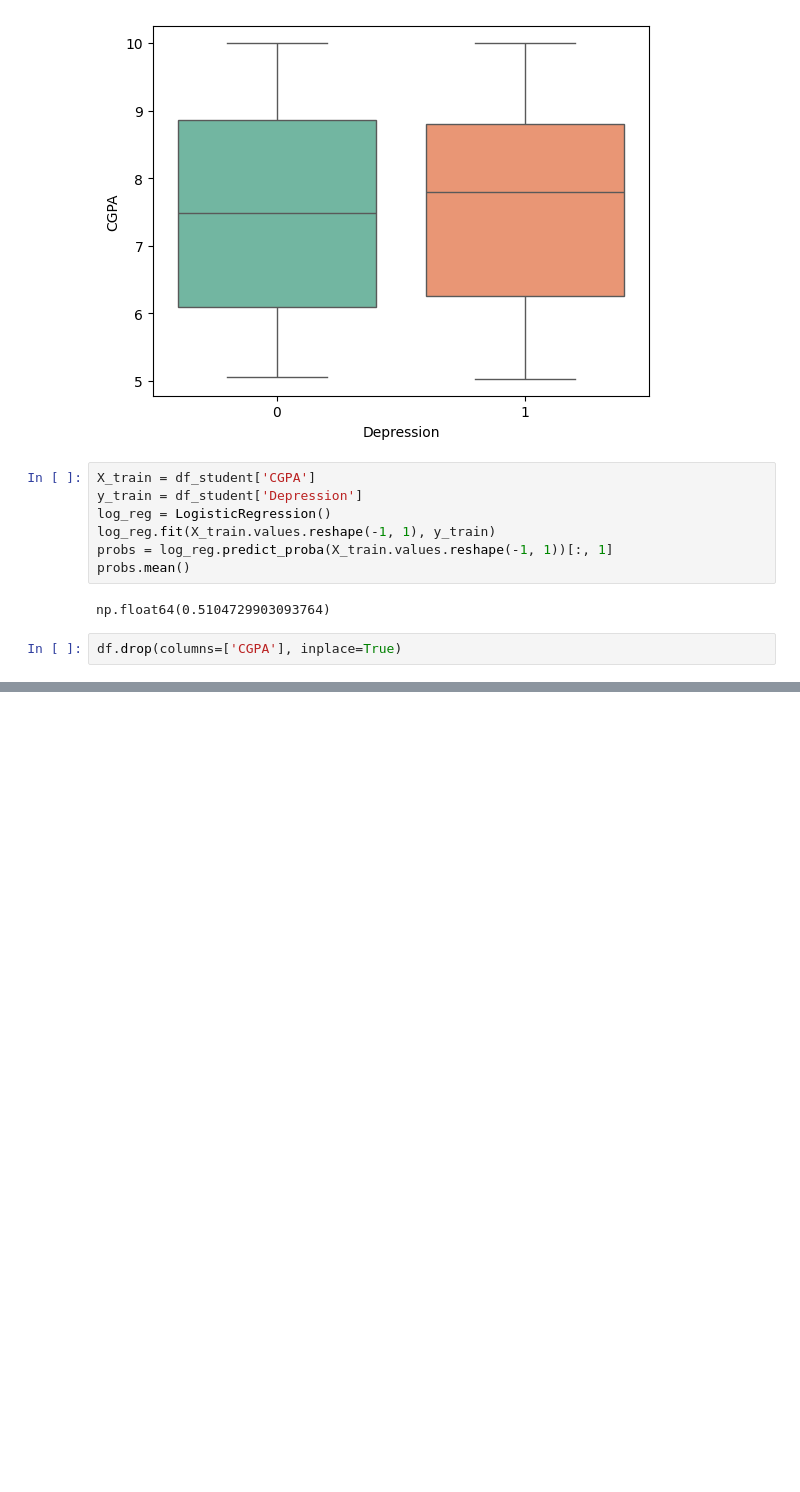
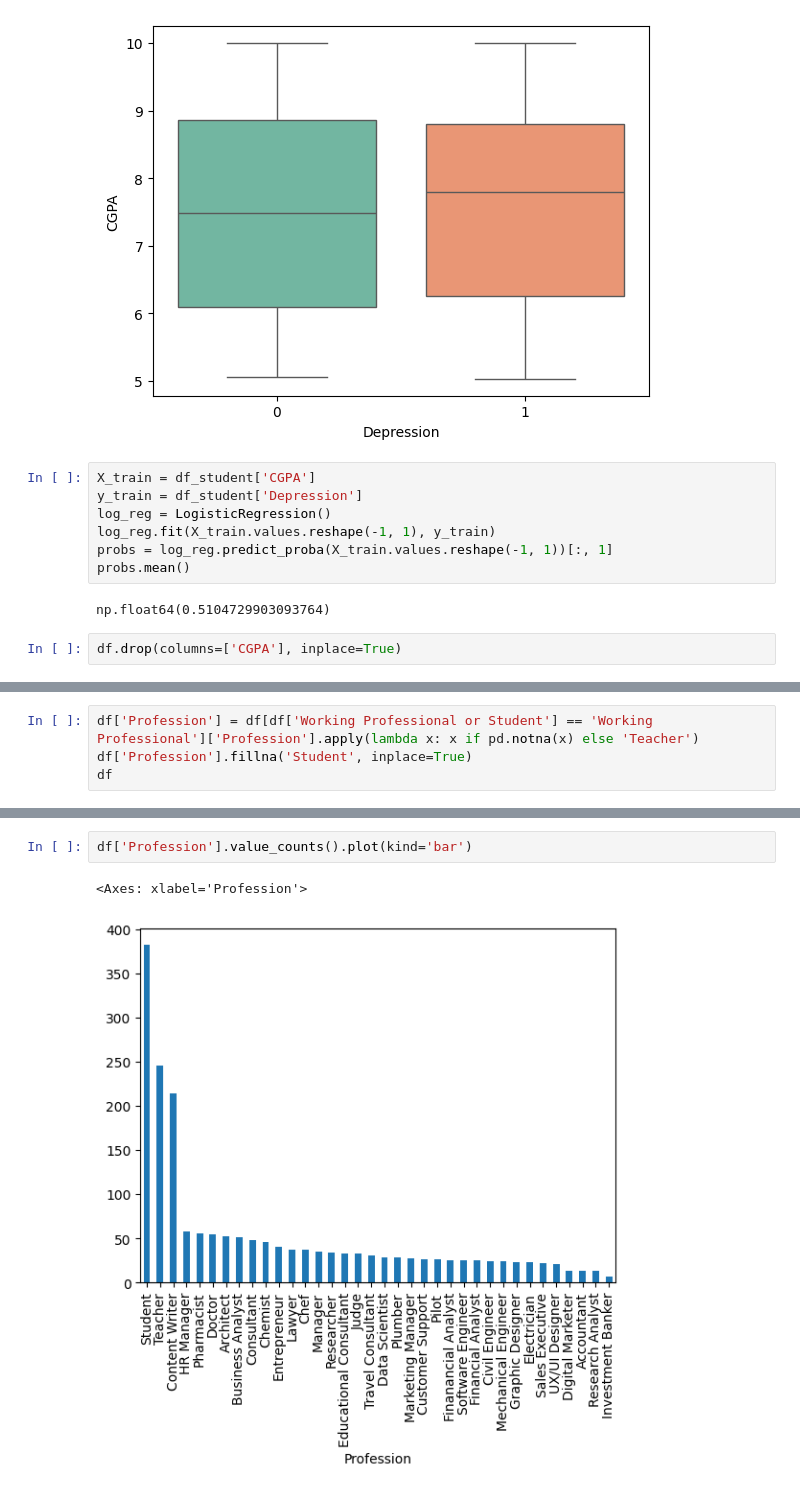
Before and after one commit to zgjhz/ai-fundamentals-hw, a Jupyter notebook: mental_health/main.ipynb, the cells around one changed output, grey strips where cells are left out. Saved outputs shown, nothing was run; the diff lists cells and outputs as text; blank space fills up the shorter version.

```diff
--- a/mental_health/main.ipynb
+++ b/mental_health/main.ipynb
@@ -87,0 +134,4 @@ np.int64(0)
+# %%
+df['Profession'] = df[df['Working Professional or Student'] == 'Working Professional']['Profession'].apply(lambda x: x if pd.notna(x) else 'Teacher')
+df['Profession'].fillna('Student', inplace=True)
+df
@@ -87,0 +158,5 @@ np.int64(0)
+# %%
+df['Profession'].value_counts().plot(kind='bar')
+# %% [output]
+<Axes: xlabel='Profession'>
+[figure, added]
```
Also changed, not shown: parts of 9 cells of this notebook.
